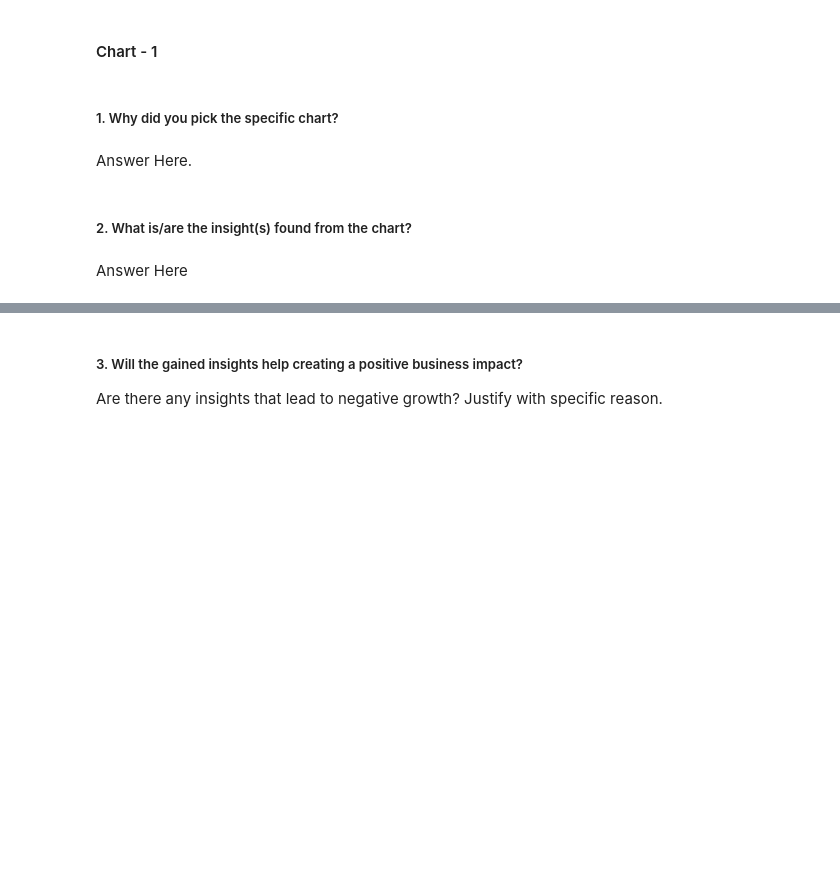
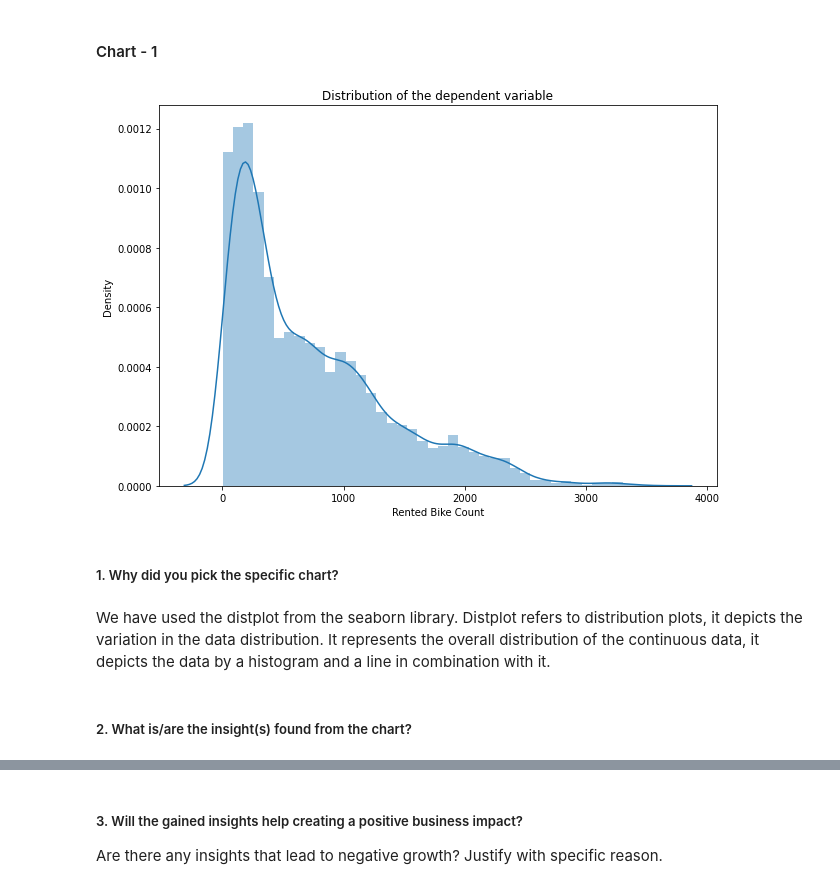
Before and after one commit to Jeevan-NM/Bike-Sharing-Demand-Prediction, a Jupyter notebook: BikeSharingDemandPrediction.ipynb, the cells around one changed output, grey strips where cells are left out. Saved outputs shown, nothing was run; the diff lists cells and outputs as text; code cells hidden in the pictures; blank space fills up the shorter version.

```diff
--- a/BikeSharingDemandPrediction.ipynb
+++ b/BikeSharingDemandPrediction.ipynb
@@ -347,0 +343,4 @@ plt.show()
+# %%
+from datetime import datetime
+df['Date']=df['Date'].apply(lambda x:datetime.strptime(x,'%d/%m/%Y'))
+type(df['Date'][0])
@@ -347,0 +351,2 @@ plt.show()
+# %%
+df['Weekday']=df['Date'].apply(lambda x:x.weekday())
@@ -347,0 +367,5 @@ plt.show()
+# %%
+#Now lets seperate day, month and year from the date column
+df['Month']=df['Date'].apply(lambda x:x.month)
+df['Year']=df['Date'].apply(lambda x:x.year)
+df['Day']=df['Date'].apply(lambda x:x.day)
@@ -347,0 +374,2 @@ plt.show()
+# %%
+df.drop('Date',axis=1,inplace=True)
@@ -358,8 +419,15 @@ Answer Here.
+# %%
+# Chart - 1 Distribution of the dependent variable
+plt.figure(figsize = (10,7))
+sns.distplot(df['Rented Bike Count'])
+plt.title('Distribution of the dependent variable')
+plt.ioff()
+# %% [output]
+[figure, added]
 # %% [markdown]
 ##### 1. Why did you pick the specific chart?
-# %% [markdown]
-Answer Here.
+# %% [markdown]
+We have used the distplot from the seaborn library.
+Distplot refers to distribution plots, it depicts the variation in the data distribution. It represents the overall distribution of the continuous data, it depicts the data by a histogram and a line in combination with it.
 # %% [markdown]
 ##### 2. What is/are the insight(s) found from the chart?
-# %% [markdown]
-Answer Here
```
Also changed, not shown: parts of 48 cells of this notebook.
